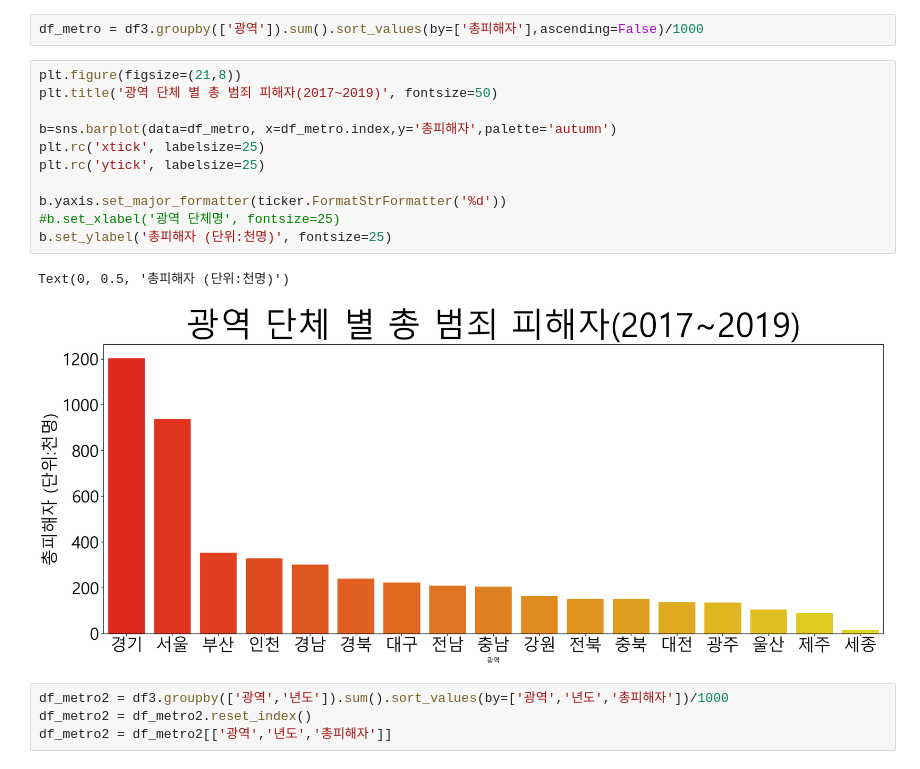
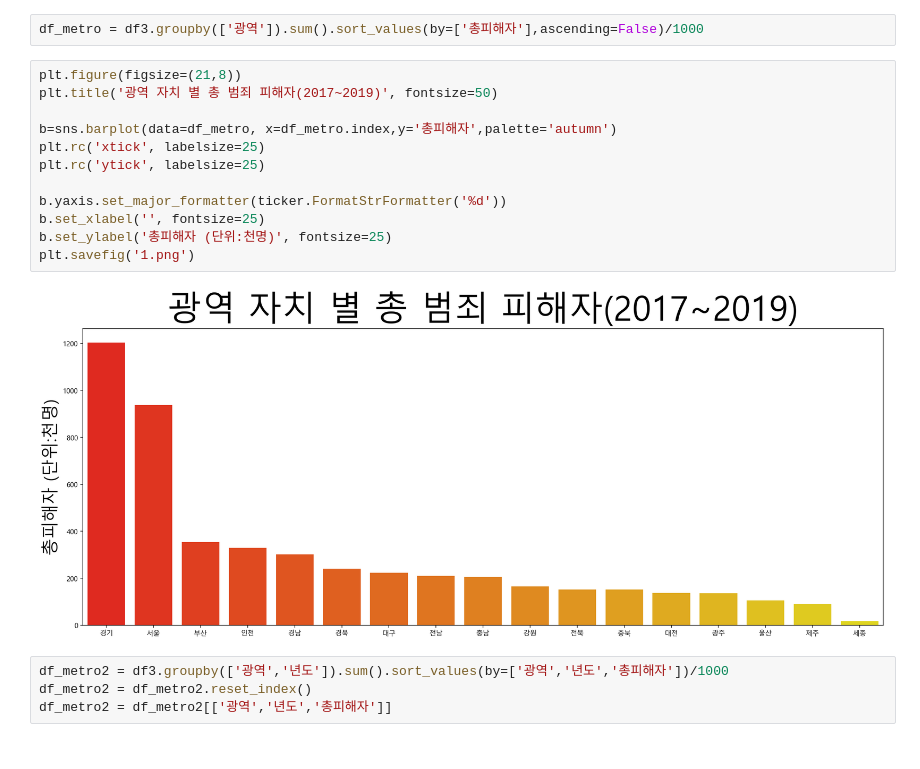
Before and after one commit to jinrang2/tj201130_kkij, a Jupyter notebook: gon/범죄 일반 분석.ipynb, the cells around one changed output. Saved outputs shown, nothing was run; the diff lists cells and outputs as text.

```diff
--- a/gon/범죄 일반 분석.ipynb
+++ b/gon/범죄 일반 분석.ipynb
@@ -239,18 +239,18 @@ df3
 df_metro = df3.groupby(['광역']).sum().sort_values(by=['총피해자'],ascending=False)/1000
 # %%
 plt.figure(figsize=(21,8))
-plt.title('광역 단체 별 총 범죄 피해자(2017~2019)', fontsize=50)
+plt.title('광역 자치 별 총 범죄 피해자(2017~2019)', fontsize=50)
 
 b=sns.barplot(data=df_metro, x=df_metro.index,y='총피해자',palette='autumn')
 plt.rc('xtick', labelsize=25)
 plt.rc('ytick', labelsize=25)
 
 b.yaxis.set_major_formatter(ticker.FormatStrFormatter('%d'))
-#b.set_xlabel('광역 단체명', fontsize=25)
+b.set_xlabel('', fontsize=25)
 b.set_ylabel('총피해자 (단위:천명)', fontsize=25)
+plt.savefig('1.png')
 # %% [output]
-Text(0, 0.5, '총피해자 (단위:천명)')
-[figure, old version]
+[figure, new version]
 # %%
 df_metro2 = df3.groupby(['광역','년도']).sum().sort_values(by=['광역','년도','총피해자'])/1000
 df_metro2 = df_metro2.reset_index()
```
Also changed, not shown: parts of 39 cells of this notebook, 12 other files.
